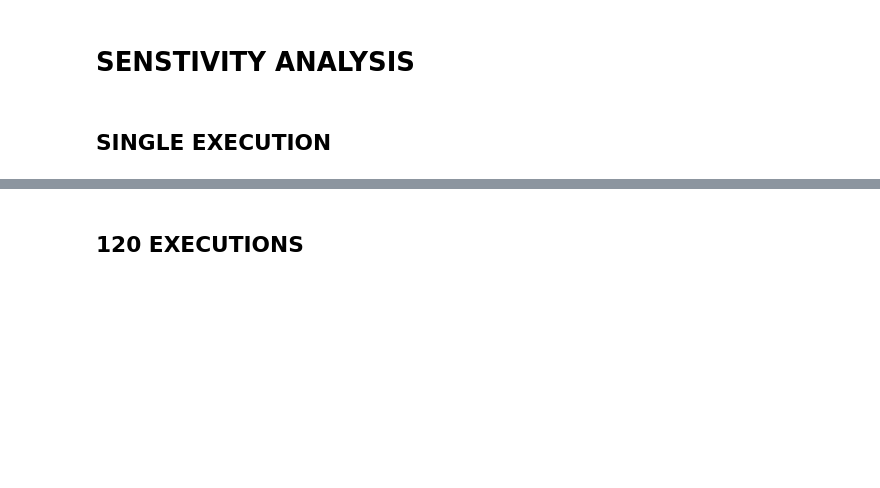
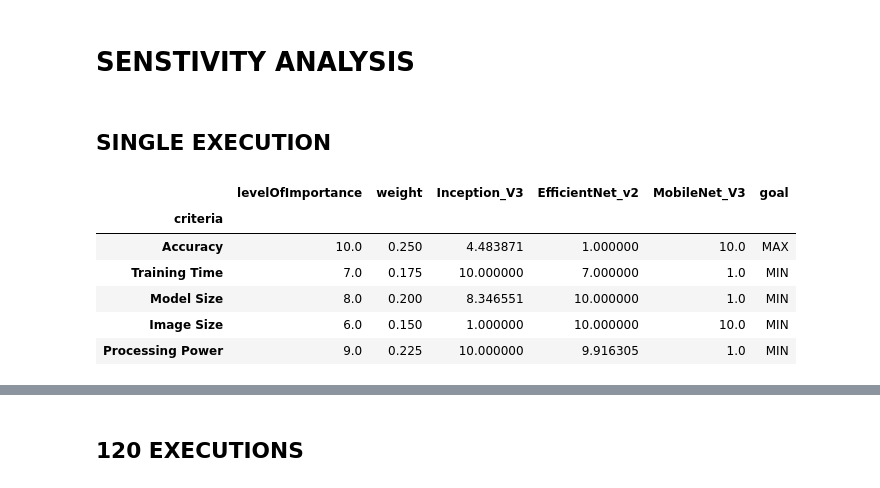
Before and after one commit to ryanDP4/Softies, a Jupyter notebook: rice-stress-sensitivity-analysis.ipynb, the cells around one changed output, grey strips where cells are left out. Saved outputs shown, nothing was run; the diff lists cells and outputs as text; code cells hidden in the pictures; blank space fills up the shorter version.

```diff
--- a/rice-stress-sensitivity-analysis.ipynb
+++ b/rice-stress-sensitivity-analysis.ipynb
@@ -68,6 +68,16 @@ data['goal'] = goal
 ## NORMALIZING DATA
 for i in range(data.shape[0]):
     data.iloc[i,2:] = normalize(data.iloc[i,2:])
+# %%
+data
+# %% [output]
+|  | levelOfImportance | weight | Inception_V3 | EfficientNet_v2 | MobileNet_V3 | goal |
+| criteria |  |  |  |  |  |  |
+| Accuracy | 10.0 | 0.250 | 4.483871 | 1.000000 | 10.0 | MAX |
+| Training Time | 7.0 | 0.175 | 10.000000 | 7.000000 | 1.0 | MIN |
+| Model Size | 8.0 | 0.200 | 8.346551 | 10.000000 | 1.0 | MIN |
+| Image Size | 6.0 | 0.150 | 1.000000 | 10.000000 | 10.0 | MIN |
+| Processing Power | 9.0 | 0.225 | 10.000000 | 9.916305 | 1.0 | MIN |
 # %%
 ## GETTING WEIGHTED SUM
 for i in range(data.shape[0]):
```
Also changed, not shown: parts of 11 cells of this notebook, 3 other files.
